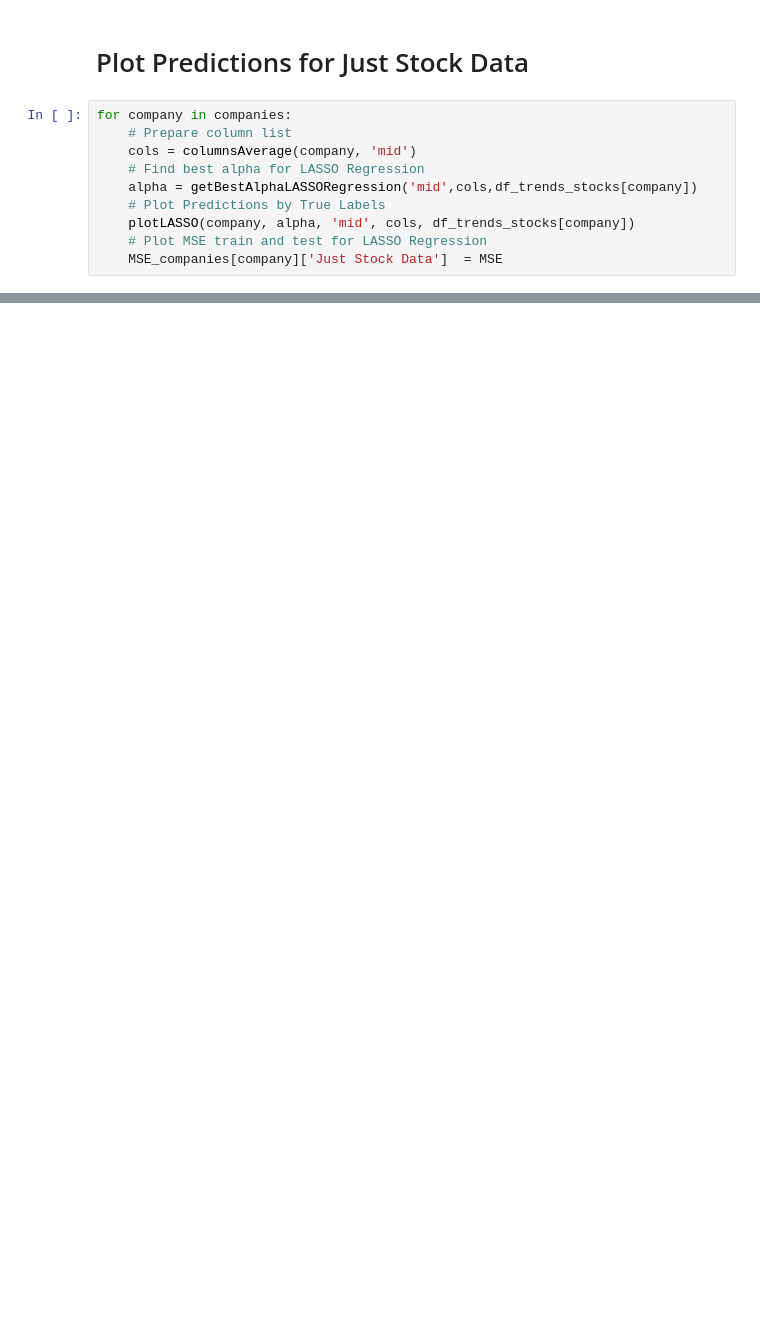
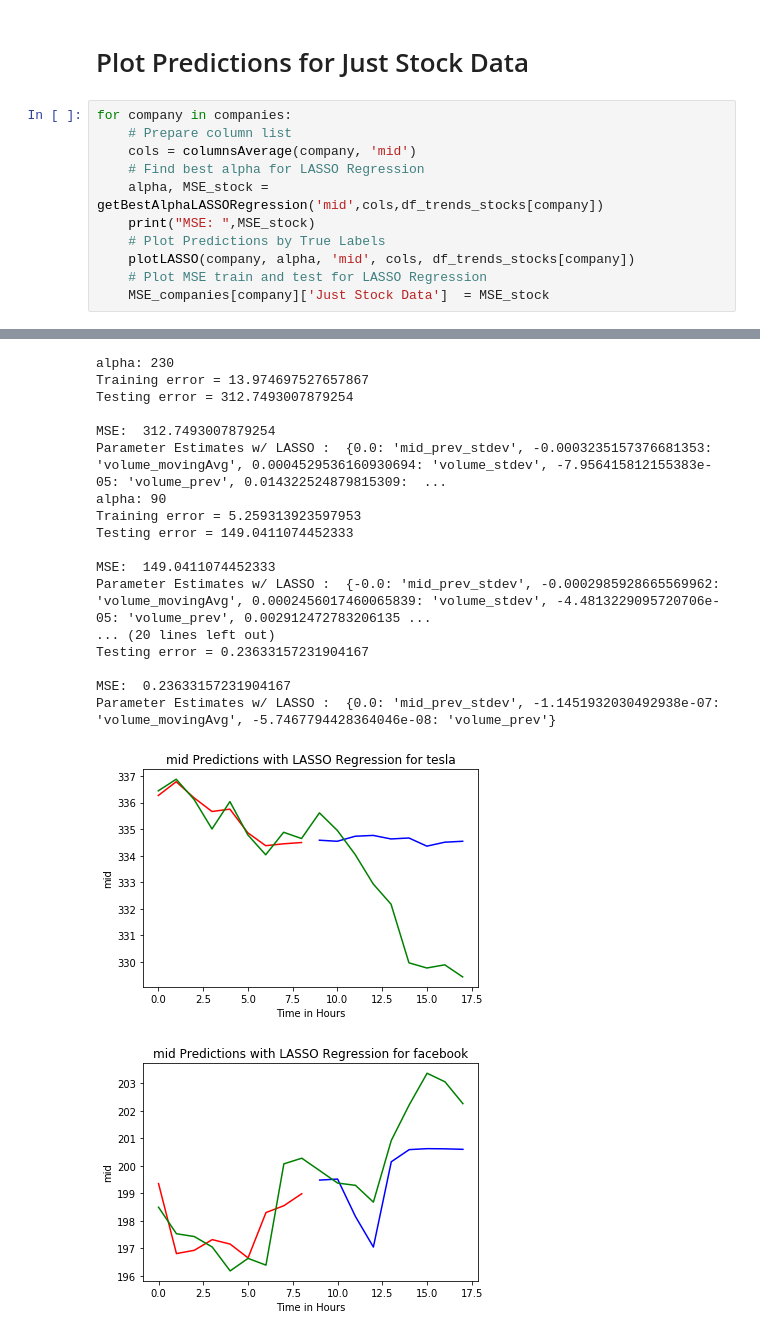
Before and after one commit to edwjchen/StockExploration, a Jupyter notebook: stockbot-hourly.ipynb, the cells around one changed output, grey strips where cells are left out. Cells and saved outputs as stored; diff of their text form; blank space fills up the shorter version.

```diff
--- a/stockbot-hourly.ipynb
+++ b/stockbot-hourly.ipynb
@@ -623,8 +744,10 @@ for company in companies:
     # Prepare column list
     cols = columnsAverage(company, 'mid')
     # Find best alpha for LASSO Regression
-    alpha = getBestAlphaLASSORegression('mid',cols,df_trends_stocks[company])
+    alpha, MSE_stock = getBestAlphaLASSORegression('mid',cols,df_trends_stocks[company])
+    print("MSE: ",MSE_stock)
     # Plot Predictions by True Labels
     plotLASSO(company, alpha, 'mid', cols, df_trends_stocks[company])
     # Plot MSE train and test for LASSO Regression
-    MSE_companies[company]['Just Stock Data']  = MSE
+    MSE_companies[company]['Just Stock Data']  = MSE_stock
+# %% [output]
@@ -630,0 +772,19 @@ for company in companies:
+alpha: 230
+Training error = 13.974697527657867
+Testing error = 312.7493007879254
+
+MSE:  312.7493007879254
+Parameter Estimates w/ LASSO :  {0.0: 'mid_prev_stdev', -0.0003235157376681353: 'volume_movingAvg', 0.0004529536160930694: 'volume_stdev', -7.956415812155383e-05: 'volume_prev', 0.014322524879815309:  ...
+alpha: 90
+Training error = 5.259313923597953
+Testing error = 149.0411074452333
+
+MSE:  149.0411074452333
+Parameter Estimates w/ LASSO :  {-0.0: 'mid_prev_stdev', -0.0002985928665569962: 'volume_movingAvg', 0.0002456017460065839: 'volume_stdev', -4.4813229095720706e-05: 'volume_prev', 0.002912472783206135 ...
+... (20 lines left out)
+Testing error = 0.23633157231904167
+
+MSE:  0.23633157231904167
+Parameter Estimates w/ LASSO :  {0.0: 'mid_prev_stdev', -1.1451932030492938e-07: 'volume_movingAvg', -5.7467794428364046e-08: 'volume_prev'}
+[figure, added]
+[figure, added]
```
Also changed, not shown: parts of 18 cells of this notebook, 11 other files.
